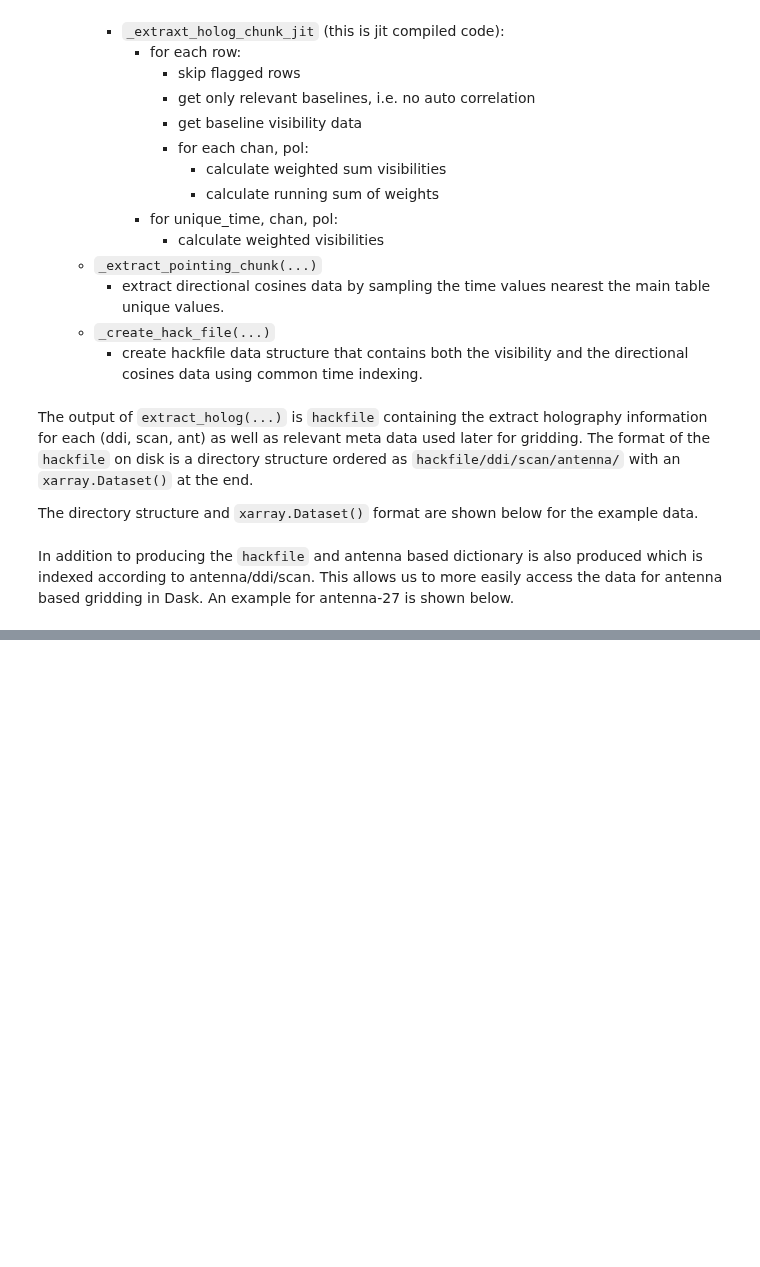
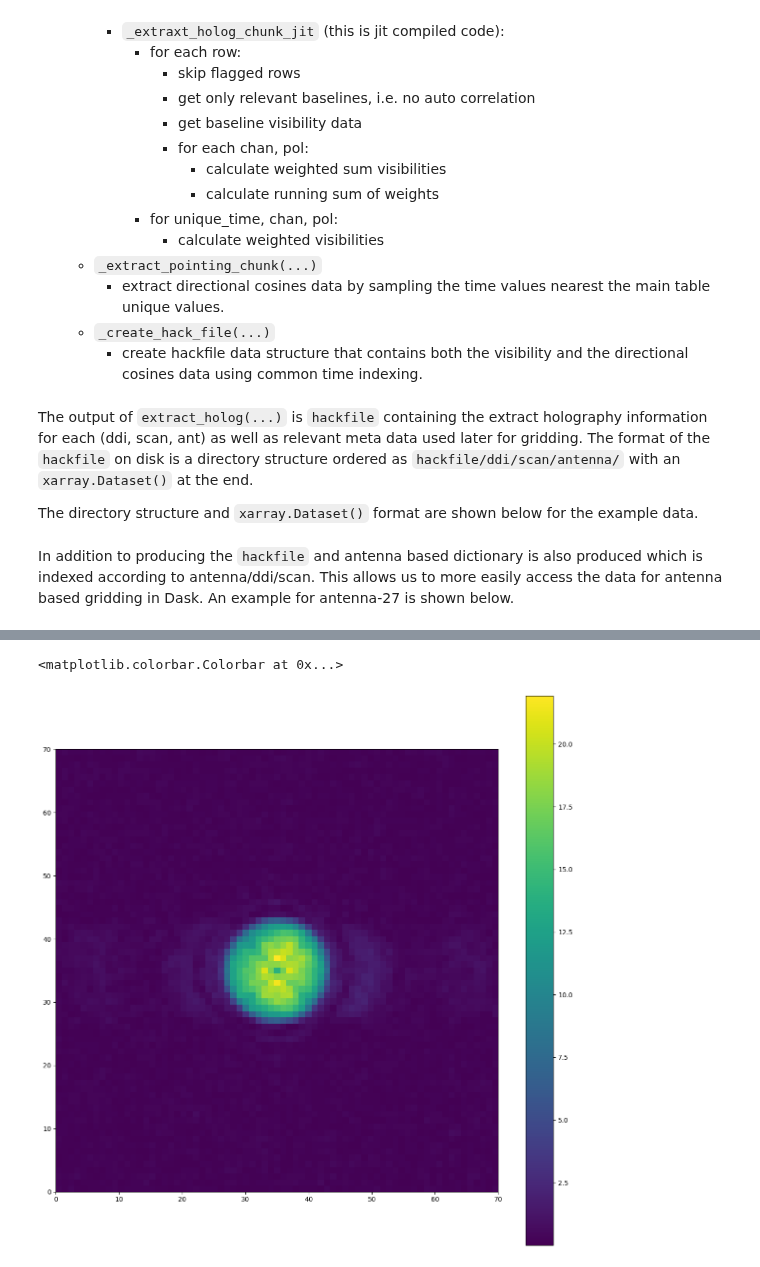
Before and after one commit to casangi/astrohack, a Jupyter notebook: examples/alma_holography_example_notebook.ipynb, the cells around one changed output, grey strips where cells are left out. Saved outputs shown, nothing was run; the diff lists cells and outputs as text; code cells hidden in the pictures; blank space fills up the shorter version.

```diff
--- a/examples/alma_holography_example_notebook.ipynb
+++ b/examples/alma_holography_example_notebook.ipynb
@@ -280,9 +361,12 @@ fig.colorbar(beam, ax=ax)
 # %%
-aperture = ant_grid_data[3].APERTURE.values.mean(axis=0)[0, ...]
+aperture = ant_grid_data[3].APERTURE.values.mean(axis=0)[0, 0, ...]
 u = ant_grid_data[3].u.values
 v = ant_grid_data[3].v.values
 
 fig, ax = plt.subplots()
 
 image = plt.imshow(np.abs(aperture), extent=[u.min(), u.max(), v.min(), v.max()])
 fig.colorbar(image, ax=ax)
+# %% [output]
+<matplotlib.colorbar.Colorbar at 0x...>
+[figure, added]
```
Also changed, not shown: parts of 7 cells of this notebook, 1 other file.
